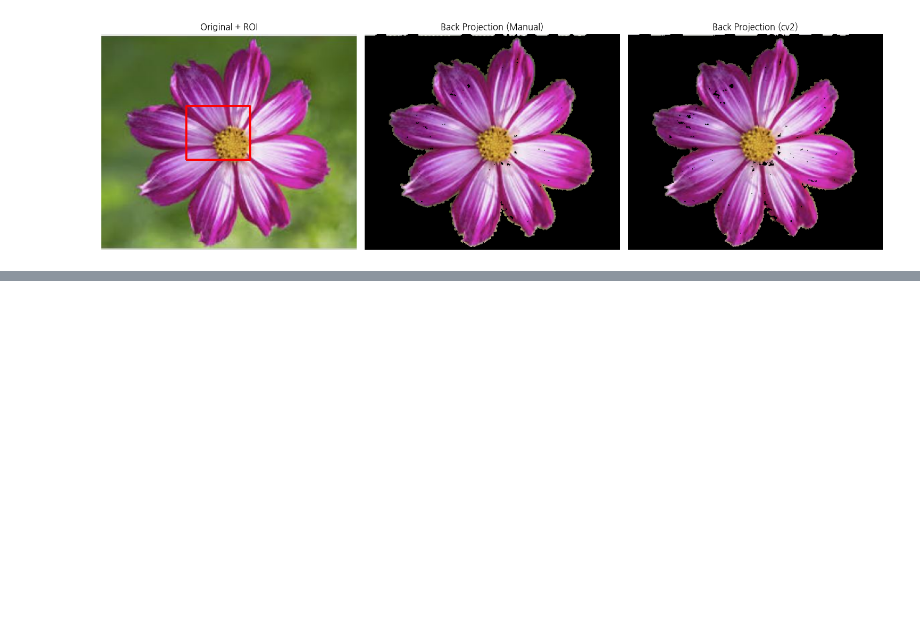
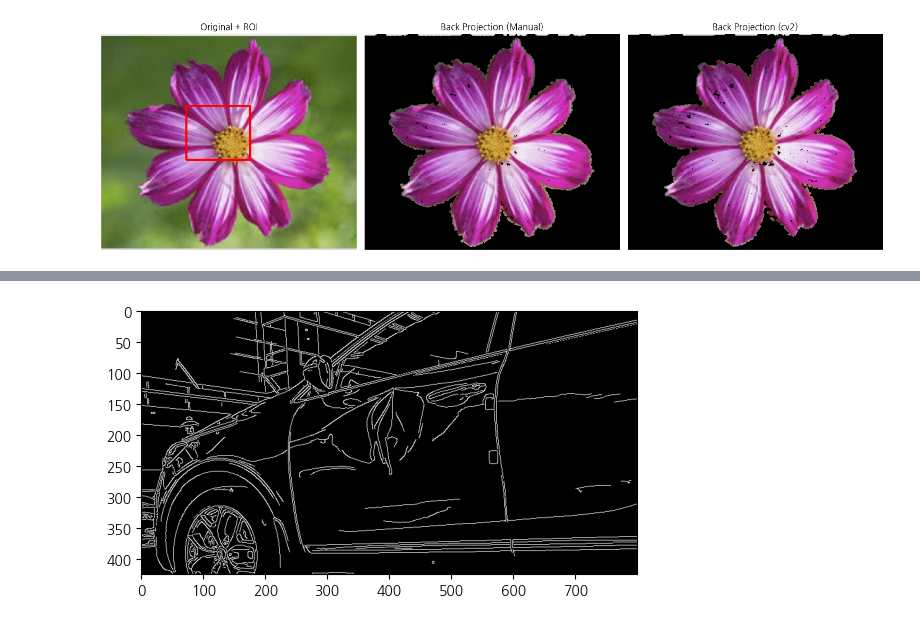
Before and after one commit to Racoon7828/KDT-14, a Jupyter notebook: [7]_CVISION/Test.ipynb, the cells around one changed output, grey strips where cells are left out. Saved outputs shown, nothing was run; the diff lists cells and outputs as text; code cells hidden in the pictures; blank space fills up the shorter version.

```diff
--- a/[7]_CVISION/Test.ipynb
+++ b/[7]_CVISION/Test.ipynb
@@ -104,0 +119,11 @@ plt.show()
+# %%
+img = cv2.imread('./Data/images/car2.png')
+# img = cv2.imread('./Data/images/sudoku.jpg')
+gray = cv2.cvtColor(img, cv2.COLOR_BGR2GRAY)
+
+blurred = cv2.GaussianBlur(gray, (3, 3), 0)
+edges   = cv2.Canny(blurred, 50, 100)
+plt.imshow(edges, cmap='gray')
+plt.show()
+# %% [output]
+[figure, added]
```
Also changed, not shown: parts of 4 cells of this notebook, 10 other files.
